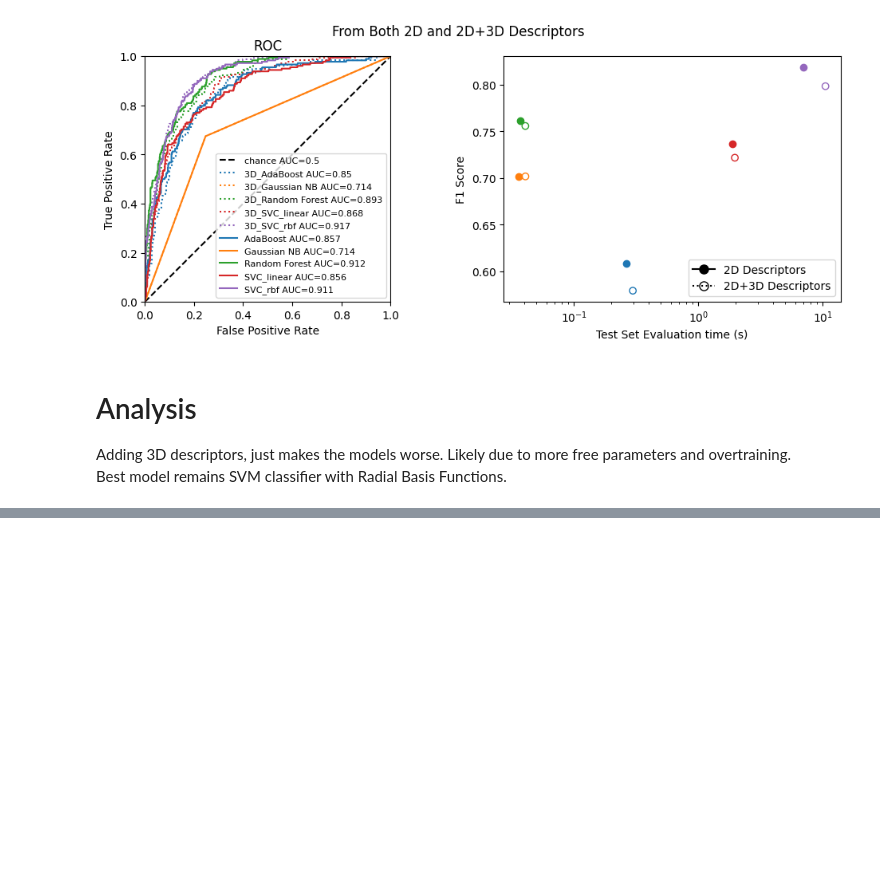
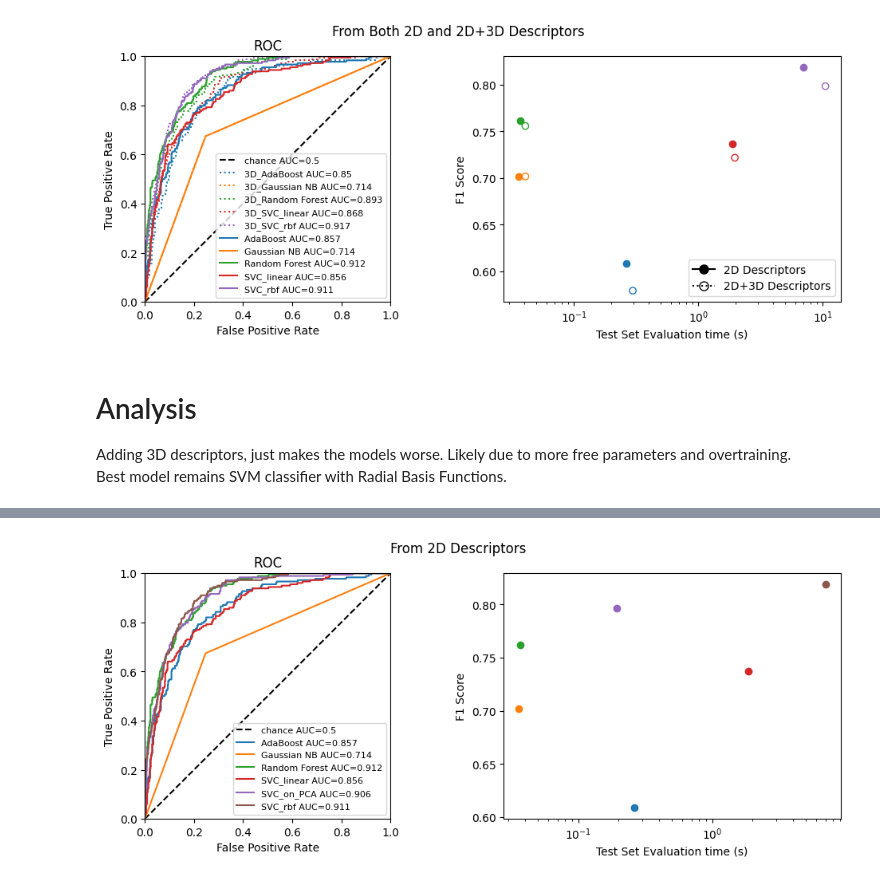
Before and after one commit to zetadin/EGFR_PIC50, a Jupyter notebook: Step3_TrainSimpleModels.ipynb, the cells around one changed output, grey strips where cells are left out. Cells and saved outputs as stored; diff of their text form; code cells hidden in the pictures; blank space fills up the shorter version.

```diff
--- a/Step3_TrainSimpleModels.ipynb
+++ b/Step3_TrainSimpleModels.ipynb
@@ -526,0 +616,34 @@ Best model remains SVM classifier with Radial Basis Functions.
+# %%
+plt.figure(figsize=(12,4))
+
+# ROC
+plt.subplot(1,2,1)
+plt.axis("square")
+plt.plot([0, 1], [0, 1], "k--", label="chance AUC=0.5")
+# loop through all saved models
+for key in sorted(models.keys()):
+    if(not "3D_" in key):
+        plt.plot(model_ROCs_FPR[key],
+                 model_ROCs_TPR[key],
+                 label=f"{key} AUC={model_AUCs[key]:.3}")
+
+plt.xlabel("False Positive Rate")
+plt.ylabel("True Positive Rate")
+plt.title("ROC")
+plt.xlim((0,1))
+plt.ylim((0,1))
+plt.legend(fontsize=8)
+
+# F1 vs execution time
+plt.subplot(1,2,2)
+for key in sorted(models.keys()):
+    if(not "3D_" in key):
+        plt.scatter([model_run_time[key]], [model_F1s[key]], label=key)
+plt.xlabel("Test Set Evaluation time (s)")
+plt.ylabel("F1 Score")
+plt.gca().set_xscale('log')
+
+plt.suptitle("From 2D Descriptors")
+plt.show()
+# %% [output]
+[figure, added]
```
Also changed, not shown: parts of 8 cells of this notebook.
